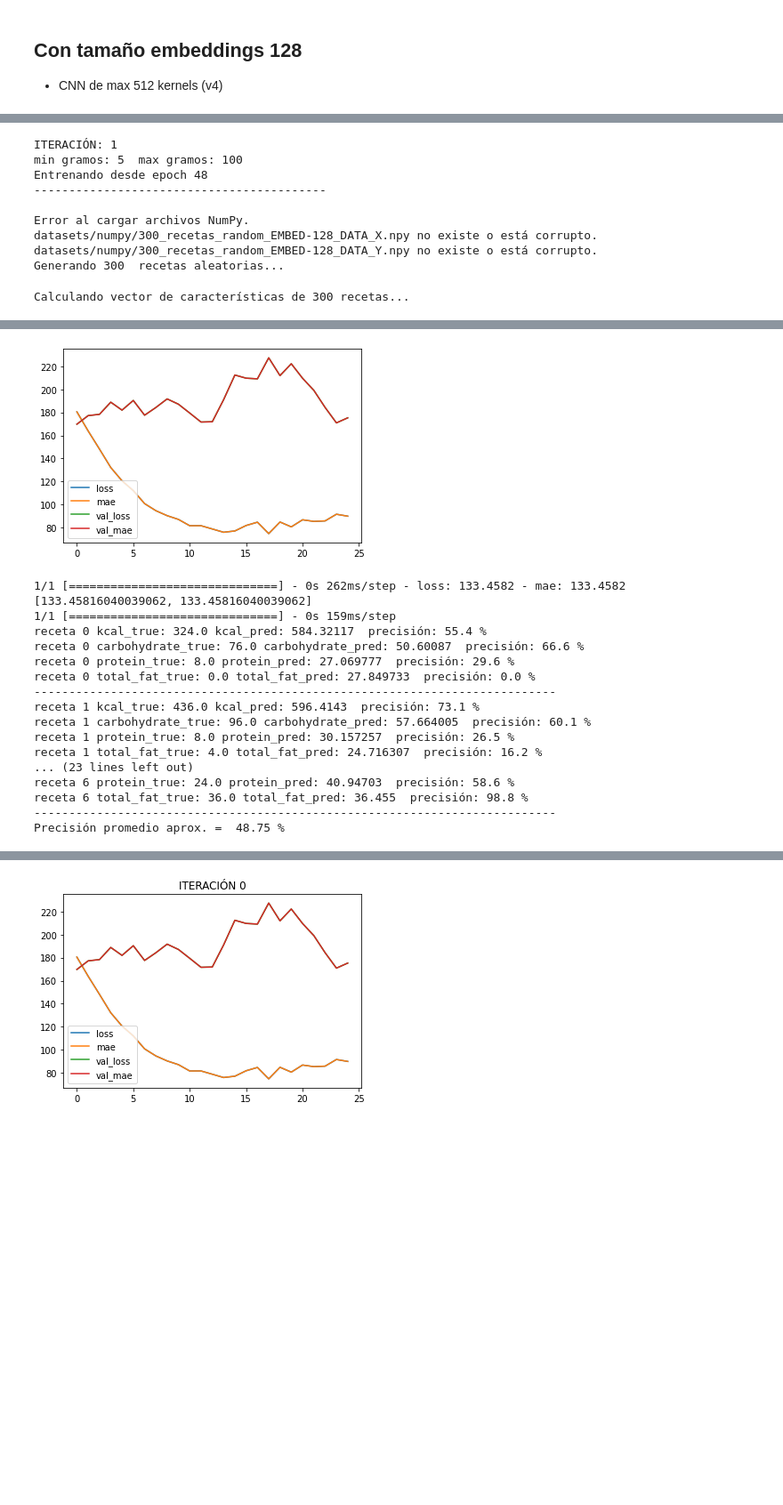
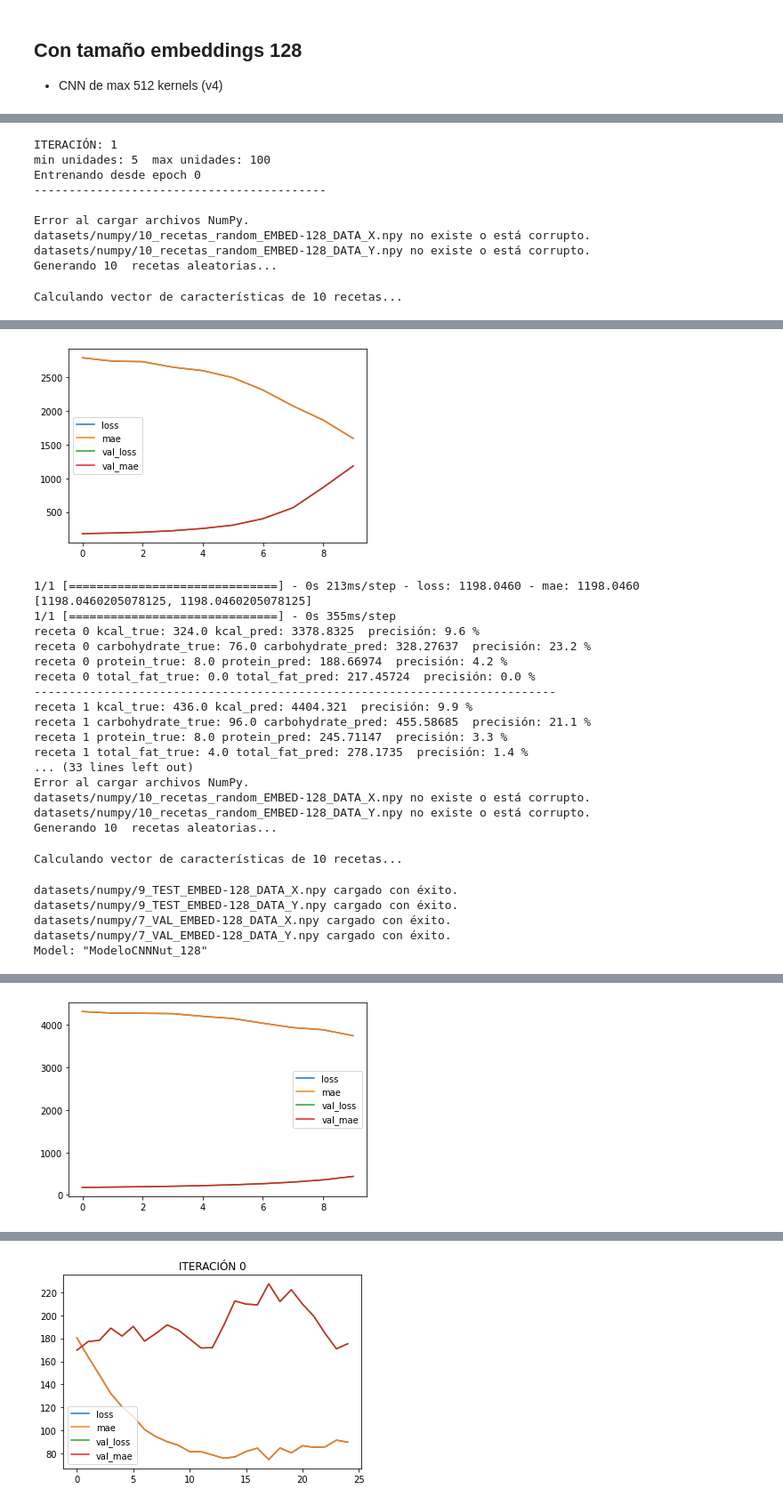
Before and after one commit to JorgeSauri/COMSINT, a Jupyter notebook: NB_Recomendador_COMSINT_LoopTraining_128.ipynb, the cells around one changed output, grey strips where cells are left out. Shown at 89% size. Saved outputs shown, nothing was run; the diff lists cells and outputs as text; code cells hidden in the pictures; blank space fills up the shorter version.

```diff
--- a/NB_Recomendador_COMSINT_LoopTraining_128.ipynb
+++ b/NB_Recomendador_COMSINT_LoopTraining_128.ipynb
@@ -45,16 +44,16 @@ array([['71gr de carne de cerdo  cruda  separable delgada y gorda  deshuesada  a
 # %%
-recomendador128.NUM_RECETAS = 5000
+recomendador128.NUM_RECETAS = 1000
 recomendador128.EMB_SIZE = 128
-ITER = 1
+ITER = 5
 INITIAL_EPOCH = 0
-EPOCHS = 25
+EPOCHS = 50
 
 Histories = []
 for iteracion in range(ITER):
-  MINGRAMOS = 5
-  MAXGRAMOS = 100
+  MINU = 1
+  MAXU = 11
   print('\nITERACIÓN:', iteracion+1)
-  print('min gramos:',MINGRAMOS, ' max gramos:', MAXGRAMOS)
+  print('min unidades:',MINU, ' max unidades:', MAXU)
   print('Entrenando desde epoch', INITIAL_EPOCH)
   print('------------------------------------------\n')
   modelo128, history = recomendador128.EntrenarModelo(df_nutricionales='nutricion.csv',
@@ -66,23 +65,23 @@ for iteracion in range(ITER):
                                 initial_epoch = INITIAL_EPOCH,
                                 epochs=INITIAL_EPOCH + EPOCHS,
                                 kernels=128,
-                                min_ingredientes=5, max_ingredientes=20,
-                                min_gramos=MINGRAMOS, max_gramos=MAXGRAMOS,
+                                min_ingredientes=5, max_ingredientes=11,
+                                min_unidades=MINU, max_unidades=MAXU,
                                 save=True, verbose=True)
   INITIAL_EPOCH = history.epoch[-1]
 
   Histories.append(history)
 # %% [output]
 ITERACIÓN: 1
-min gramos: 5  max gramos: 100
-Entrenando desde epoch 48
+min unidades: 5  max unidades: 100
+Entrenando desde epoch 0
 ------------------------------------------
 
 Error al cargar archivos NumPy.
-datasets/numpy/300_recetas_random_EMBED-128_DATA_X.npy no existe o está corrupto.
-datasets/numpy/300_recetas_random_EMBED-128_DATA_Y.npy no existe o está corrupto.
-Generando 300  recetas aleatorias...
+datasets/numpy/10_recetas_random_EMBED-128_DATA_X.npy no existe o está corrupto.
+datasets/numpy/10_recetas_random_EMBED-128_DATA_Y.npy no existe o está corrupto.
+Generando 10  recetas aleatorias...
-Calculando vector de características de 300 recetas...
+Calculando vector de características de 10 recetas...
 datasets/numpy/9_TEST_EMBED-128_DATA_X.npy cargado con éxito.
 datasets/numpy/9_TEST_EMBED-128_DATA_Y.npy cargado con éxito.
 datasets/numpy/7_VAL_EMBED-128_DATA_X.npy cargado con éxito.
@@ -103,18 +102,24 @@ modelo guardado en: Modelos/Modelo_Nut_FV_DistilBERT_04_EMBED-128_CNN.h5
-[figure, old version]
+[figure, new version]
-1/1 [==============================] - 0s 262ms/step - loss: 133.4582 - mae: 133.4582
-[133.45816040039062, 133.45816040039062]
-1/1 [==============================] - 0s 159ms/step
-receta 0 kcal_true: 324.0 kcal_pred: 584.32117  precisión: 55.4 %
-receta 0 carbohydrate_true: 76.0 carbohydrate_pred: 50.60087  precisión: 66.6 %
-receta 0 protein_true: 8.0 protein_pred: 27.069777  precisión: 29.6 %
-receta 0 total_fat_true: 0.0 total_fat_pred: 27.849733  precisión: 0.0 %
+1/1 [==============================] - 0s 213ms/step - loss: 1198.0460 - mae: 1198.0460
+[1198.0460205078125, 1198.0460205078125]
+1/1 [==============================] - 0s 355ms/step
+receta 0 kcal_true: 324.0 kcal_pred: 3378.8325  precisión: 9.6 %
+receta 0 carbohydrate_true: 76.0 carbohydrate_pred: 328.27637  precisión: 23.2 %
+receta 0 protein_true: 8.0 protein_pred: 188.66974  precisión: 4.2 %
+receta 0 total_fat_true: 0.0 total_fat_pred: 217.45724  precisión: 0.0 %
 ---------------------------------------------------------------------------
-receta 1 kcal_true: 436.0 kcal_pred: 596.4143  precisión: 73.1 %
-receta 1 carbohydrate_true: 96.0 carbohydrate_pred: 57.664005  precisión: 60.1 %
-receta 1 protein_true: 8.0 protein_pred: 30.157257  precisión: 26.5 %
-receta 1 total_fat_true: 4.0 total_fat_pred: 24.716307  precisión: 16.2 %
-... (23 lines left out)
-receta 6 protein_true: 24.0 protein_pred: 40.94703  precisión: 58.6 %
-receta 6 total_fat_true: 36.0 total_fat_pred: 36.455  precisión: 98.8 %
----------------------------------------------------------------------------
-Precisión promedio aprox. =  48.75 %
+receta 1 kcal_true: 436.0 kcal_pred: 4404.321  precisión: 9.9 %
+receta 1 carbohydrate_true: 96.0 carbohydrate_pred: 455.58685  precisión: 21.1 %
+receta 1 protein_true: 8.0 protein_pred: 245.71147  precisión: 3.3 %
+receta 1 total_fat_true: 4.0 total_fat_pred: 278.1735  precisión: 1.4 %
+... (33 lines left out)
+Error al cargar archivos NumPy.
+datasets/numpy/10_recetas_random_EMBED-128_DATA_X.npy no existe o está corrupto.
+datasets/numpy/10_recetas_random_EMBED-128_DATA_Y.npy no existe o está corrupto.
+Generando 10  recetas aleatorias...
+Calculando vector de características de 10 recetas...
+datasets/numpy/9_TEST_EMBED-128_DATA_X.npy cargado con éxito.
+datasets/numpy/9_TEST_EMBED-128_DATA_Y.npy cargado con éxito.
+datasets/numpy/7_VAL_EMBED-128_DATA_X.npy cargado con éxito.
+datasets/numpy/7_VAL_EMBED-128_DATA_Y.npy cargado con éxito.
+Model: "ModeloCNNNut_128"
@@ -120,0 +143 @@ Precisión promedio aprox. =  48.75 %
+[figure, added]
```
Also changed, not shown: parts of 3 cells of this notebook.
